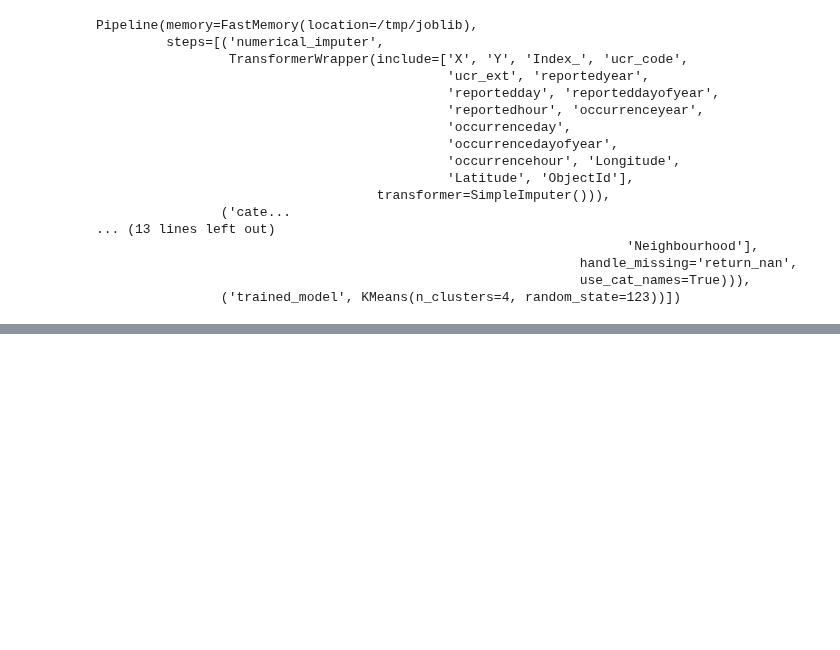
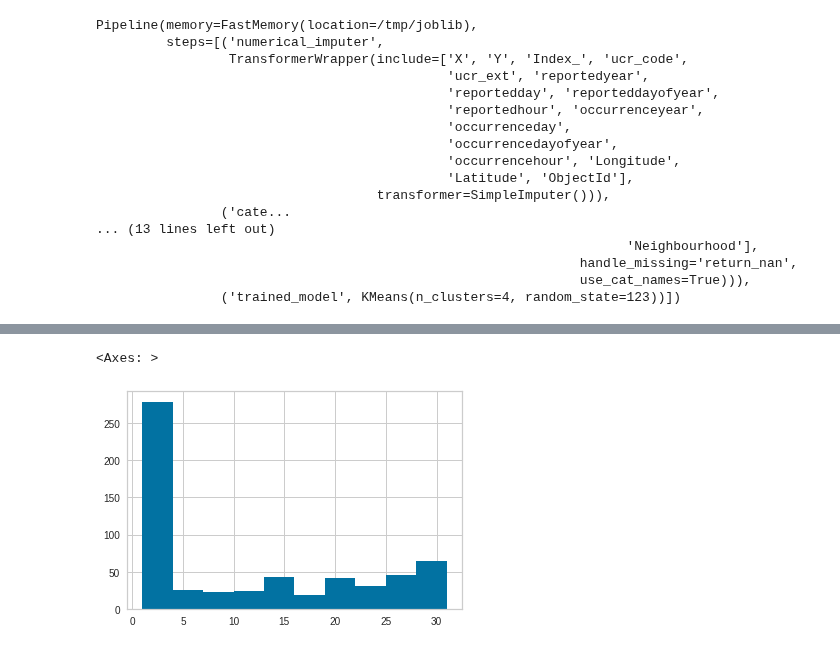
Before and after one commit to sanoliv/SCS_3253_061-Machine-Learning, a Jupyter notebook: Toronto_Police_MCI_with_pyCaret.ipynb, the cells around one changed output, grey strips where cells are left out. Saved outputs shown, nothing was run; the diff lists cells and outputs as text; code cells hidden in the pictures; blank space fills up the shorter version.

```diff
--- a/Toronto_Police_MCI_with_pyCaret.ipynb
+++ b/Toronto_Police_MCI_with_pyCaret.ipynb
@@ -295,0 +374,5 @@ s = setup(data, session_id = 123)
+# %%
+get_config('X_train')['occurrenceday'].hist()
+# %% [output]
+<Axes: >
+[figure, added]
```
Also changed, not shown: parts of 21 cells of this notebook.
